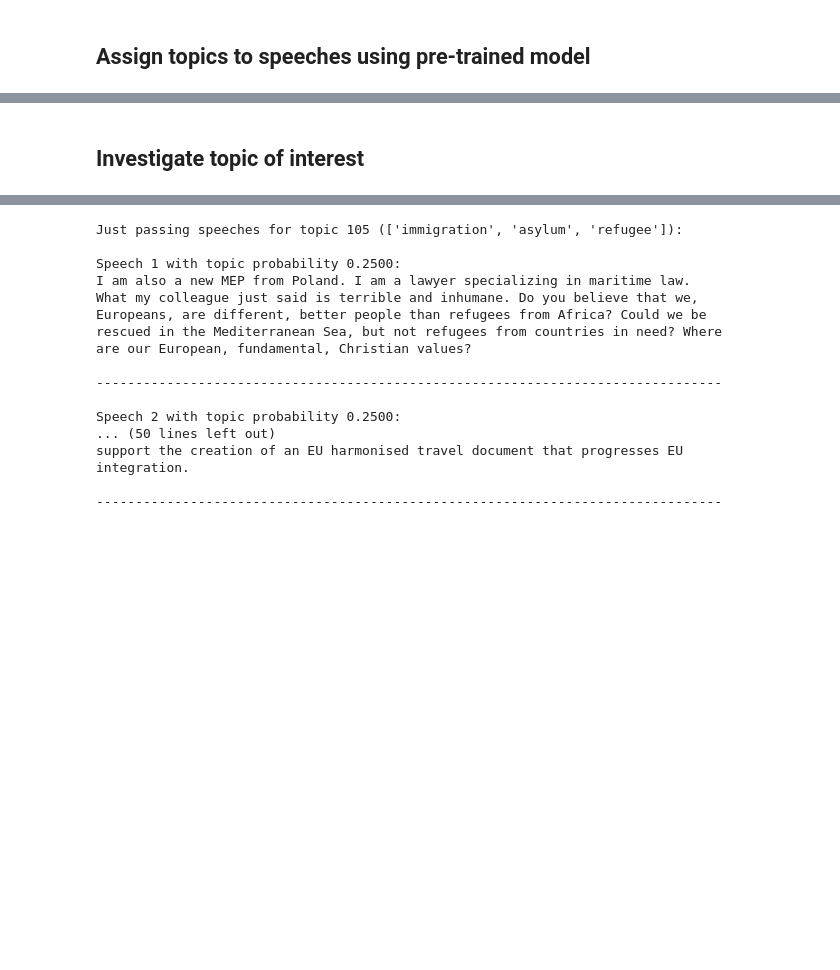
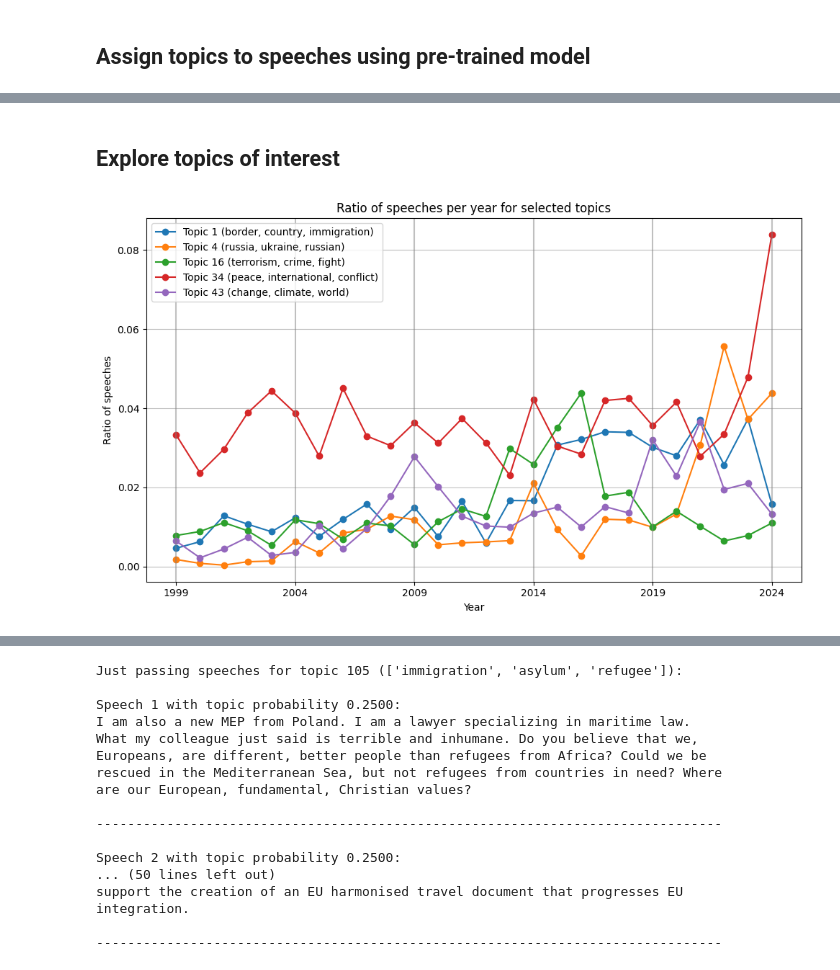
Before and after one commit to derkleinejakob/dataliteracy25, a Jupyter notebook: filter_data.ipynb, the cells around one changed output, grey strips where cells are left out. Drawn from its saved outputs; the diff is of its cells as text; code cells hidden in the pictures; blank space fills up the shorter version.

```diff
--- a/filter_data.ipynb
+++ b/filter_data.ipynb
@@ -173,14 +197,14 @@ def assign_topics(lda_model, corpus):
 # %% [markdown]
 ## Assign topics to speeches using pre-trained model
 # %%
-n_topics = 120
+n_topics = 50
 model = LdaModel.load(f"data/lda/{n_topics}_topics/5/model.model")
 
 corpus_topics = assign_topics(model, corpus)
 # set up df with topic probabilities
 
 # corpus topics is a list of lists of (topic_id, probability) tuples for each document in the corpus
-# turn this list into dataframe of size (num_docs, num_topics) with probabilities
+# this list is turned into dataframe of size (num_docs, num_topics) with probabilities
 num_docs = len(corpus_topics)
 num_topics = n_topics
 topic_prob_matrix = np.zeros((num_docs, num_topics))
@@ -192,7 +216,7 @@ topic_prob_df = pd.DataFrame(topic_prob_matrix, columns=[f"topic_{i}" for i in r
 # append topic probabilities to df_party_members
 df_topics = pd.concat([df_party_members.reset_index(drop=True), topic_prob_df], axis=1)
 
-# exlude "NI" and "TGI" from party columns, these are non-inscrits without party group affiliation
+# exlude "NI" and "TGI" from party columns, these are non-inscrits and technical group without party affiliation
 df_topics = df_topics[~df_topics["party"].isin(["NI", "TGI"])]
 # %%
 # print list of topics
@@ -218,5 +242,5 @@ Topic 120: service, consumer, internet, public, digital
-# %%
-# enter topic id of interest
-topic_id = 105
 # %% [markdown]
-## Investigate topic of interest
+## Explore topics of interest
+# %%
+# some plotting parameters
+election_years = [1999, 2004, 2009, 2014, 2019, 2024]
@@ -222,0 +316,29 @@ topic_id = 105
+# %%
+def compare_topics(topic_id_list, model=model, df_topics=df_topics, top_n_terms=10, speech_number=5, prob_threshold=0.25):
+    # for each topic, plot the number of speeches of that topic divided by total speeches per year
+    years = sorted(df_topics['year'].unique())
+    fig, ax = plt.subplots(figsize=(10, 6))
+    for topic_id in topic_id_list:
+        df_selected_topic = df_topics[df_topics[f'topic_{topic_id}'] >= prob_threshold]
+        first_3_words = [dictionary[id] for id, prob in model.get_topic_terms(topicid=topic_id, topn=3)]
+        ratios_per_year = []
+        for year in years:
+            count = df_selected_topic[df_selected_topic['year'] == year].shape[0]
+            total_count = df_topics[df_topics['year'] == year].shape[0]
+            ratio = count / total_count if total_count > 0 else 0
+            ratios_per_year.append(ratio)
+        ax.plot(years, ratios_per_year, label=f"Topic {topic_id} ({', '.join(first_3_words)})", marker='o')
+    for year in election_years:
+        ax.axvline(x=year, color='gray', linestyle='-', alpha=0.5)
+    ax.set_xticks(election_years)
+    ax.set_title(f"Ratio of speeches per year for selected topics")
+    ax.set_ylabel("Ratio of speeches")
+    ax.set_xlabel("Year")
+    ax.legend()
+    ax.yaxis.grid(True, linestyle='-', color='gray', alpha=0.5)
+    plt.tight_layout()
+    plt.show()
+# %%
+compare_topics([1, 4, 16, 34, 43])
+# %% [output]
+[figure, added]
```
Also changed, not shown: parts of 23 cells of this notebook, 1 other file.
